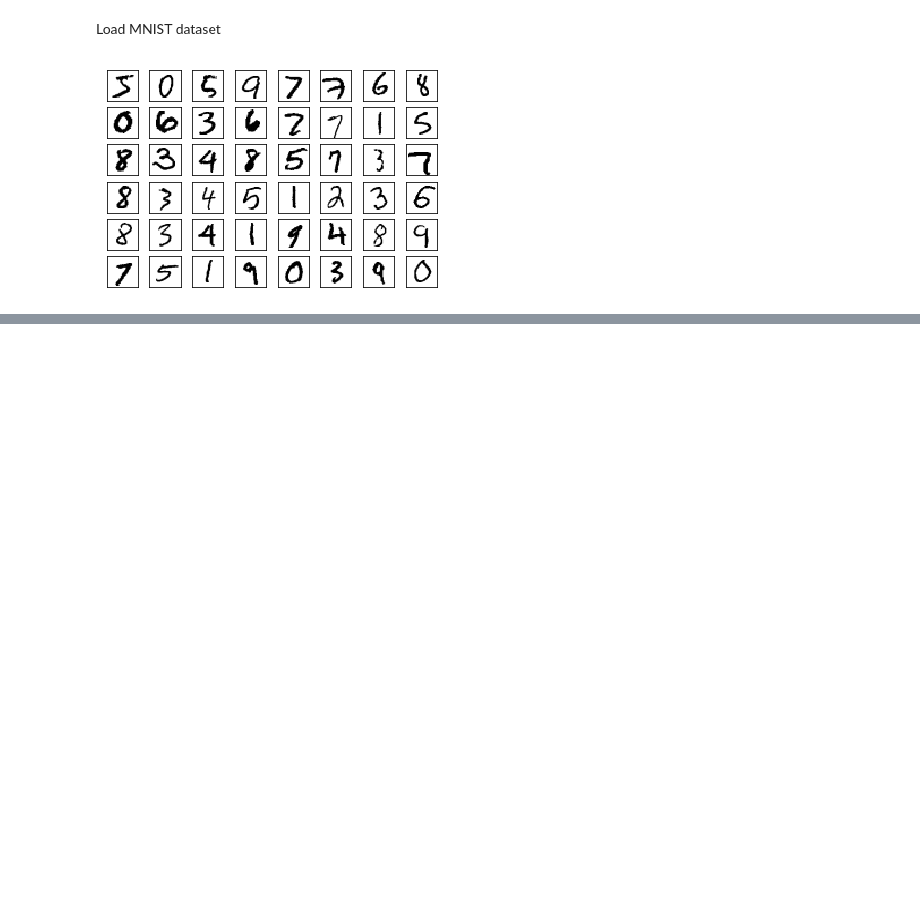
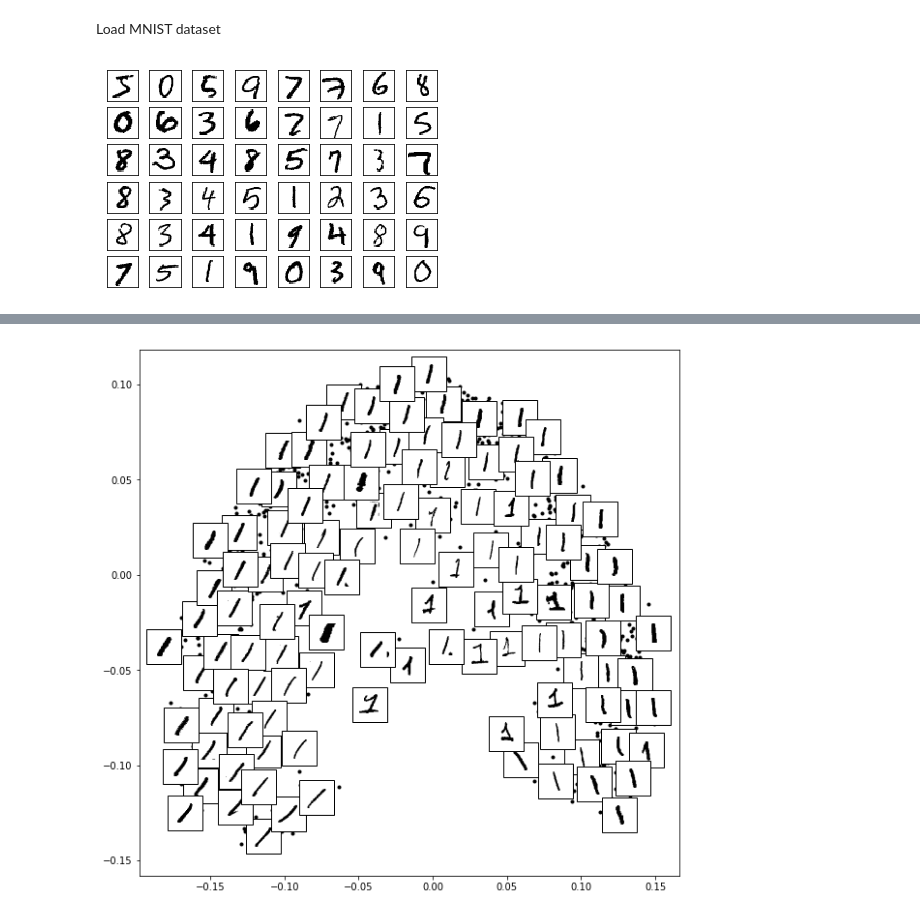
Before and after one commit to afiliot/Non-Linear-Dimensionality-Reduction, a Jupyter notebook: notebook.ipynb, the cells around one changed output, grey strips where cells are left out. Cells and saved outputs as stored; diff of their text form; code cells hidden in the pictures; blank space fills up the shorter version.

```diff
--- a/notebook.ipynb
+++ b/notebook.ipynb
@@ -543,0 +1006,12 @@ plot_components(data, np.array(train_new)[:, :-1], images=data[:, :-1].reshape((
+# %%
+# Choose 1/4 of the "1" digits to project
+data = np.array(train[train.Y == 1][::4])
+method = polynomial
+d = 1
+kpca = kernelPCA(method, {'d': d}, 2, verbose=False)
+train_new = kpca.fit_transform(data)
+fig, ax = plt.subplots(figsize=(10, 10))
+plot_components(data, np.array(train_new)[:, :-1], images=data[:, :-1].reshape((-1, 28, 28)),
+                ax=ax, thumb_frac=0.05, cmap='gray_r')
+# %% [output]
+[figure, added]
```
Also changed, not shown: parts of 19 cells of this notebook.
